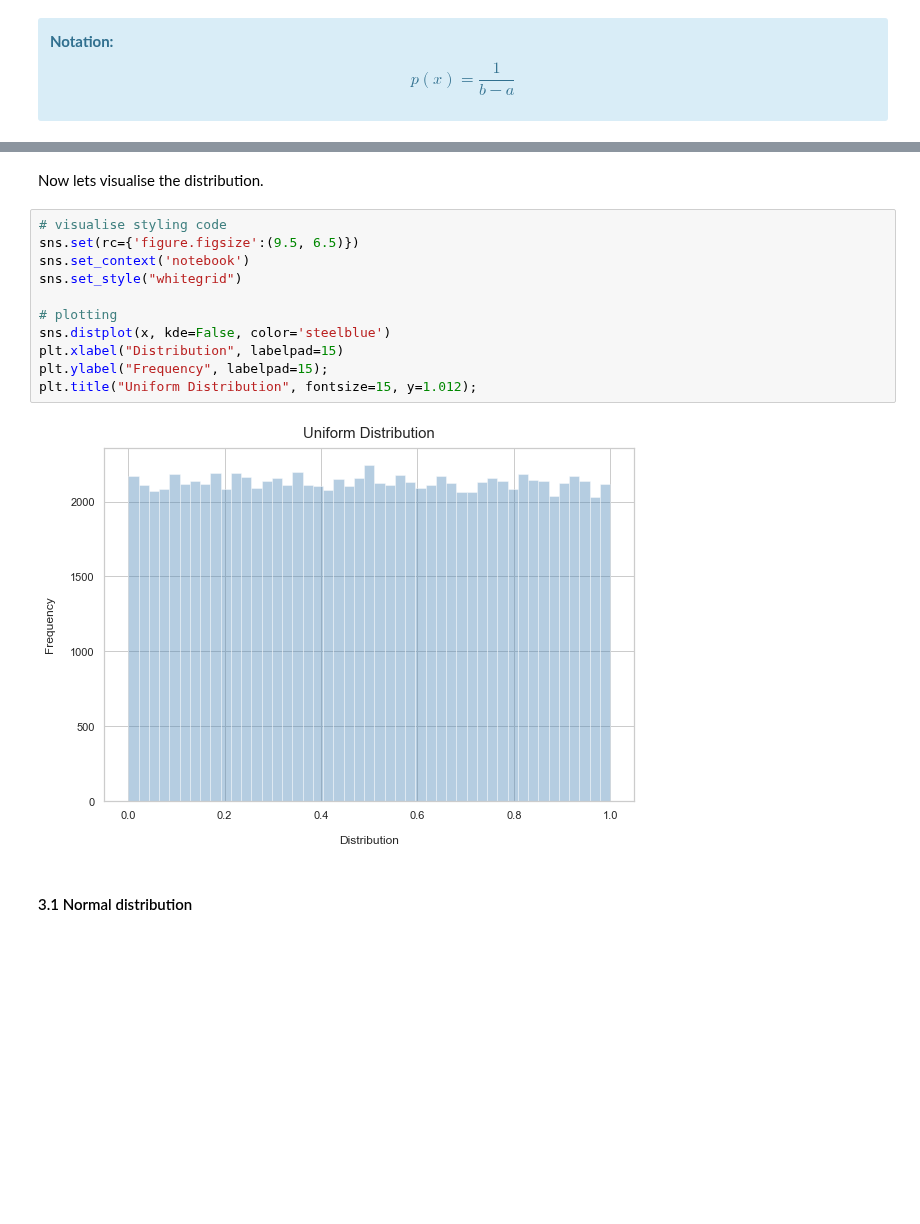
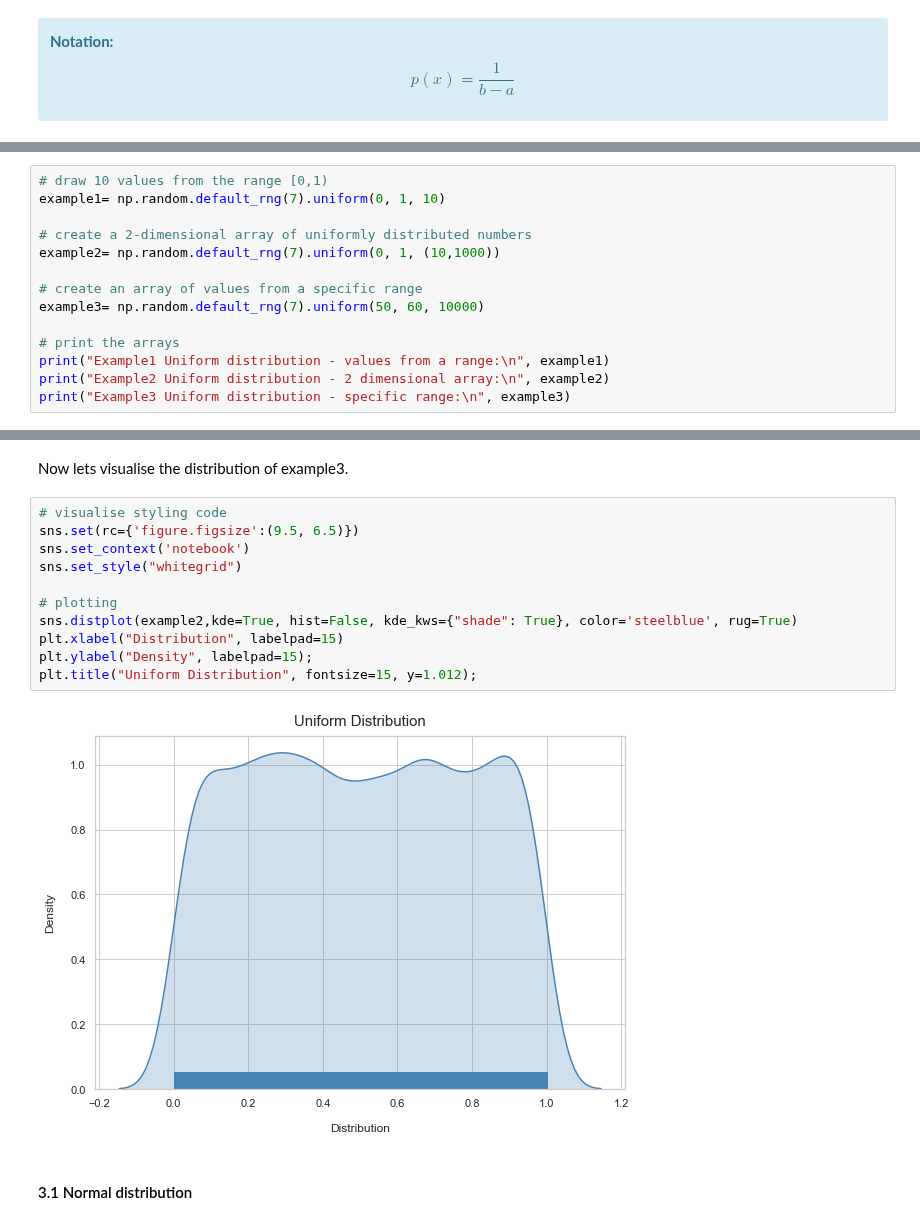
Before and after one commit to Munster2020/HDIP_CSDA_COMP08050_ASSIGNMENT, a Jupyter notebook: assignment2020.ipynb, the cells around one changed output, grey strips where cells are left out. Cells and saved outputs as stored; diff of their text form; blank space fills up the shorter version.

Commit message:
Plot formating and code changes to Section 3

```diff
--- a/assignment2020.ipynb
+++ b/assignment2020.ipynb
@@ -224,0 +222,14 @@ Uniform distribution:
+# %%
+# draw 10 values from the range [0,1)
+example1= np.random.default_rng(7).uniform(0, 1, 10)
+
+# create a 2-dimensional array of uniformly distributed numbers
+example2= np.random.default_rng(7).uniform(0, 1, (10,1000))
+
+# create an array of values from a specific range
+example3= np.random.default_rng(7).uniform(50, 60, 10000)
+
+# print the arrays
+print("Example1 Uniform distribution - values from a range:\n", example1)
+print("Example2 Uniform distribution - 2 dimensional array:\n", example2)
+print("Example3 Uniform distribution - specific range:\n", example3)
@@ -225,18 +251,18 @@ Uniform distribution:
 # %% [markdown]
-Now lets visualise the distribution.
+Now lets visualise the distribution of example3.
 # %%
 # visualise styling code
 sns.set(rc={'figure.figsize':(9.5, 6.5)})
 sns.set_context('notebook')
 sns.set_style("whitegrid")
 
 # plotting
-sns.distplot(x, kde=False, color='steelblue')
+sns.distplot(example2,kde=True, hist=False, kde_kws={"shade": True}, color='steelblue', rug=True)
 plt.xlabel("Distribution", labelpad=15)
-plt.ylabel("Frequency", labelpad=15);
+plt.ylabel("Density", labelpad=15);
 plt.title("Uniform Distribution", fontsize=15, y=1.012);
 # %% [output]
-[figure, old version]
+[figure, new version]
 # %% [markdown]
 #### 3.1 Normal distribution
 # %% [markdown]
```
Also changed, not shown: parts of 50 cells of this notebook, 1 other file.
